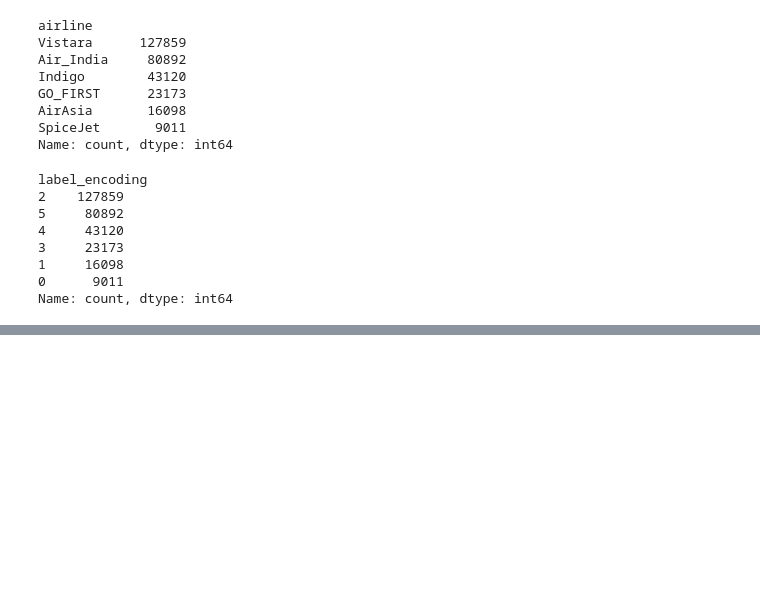
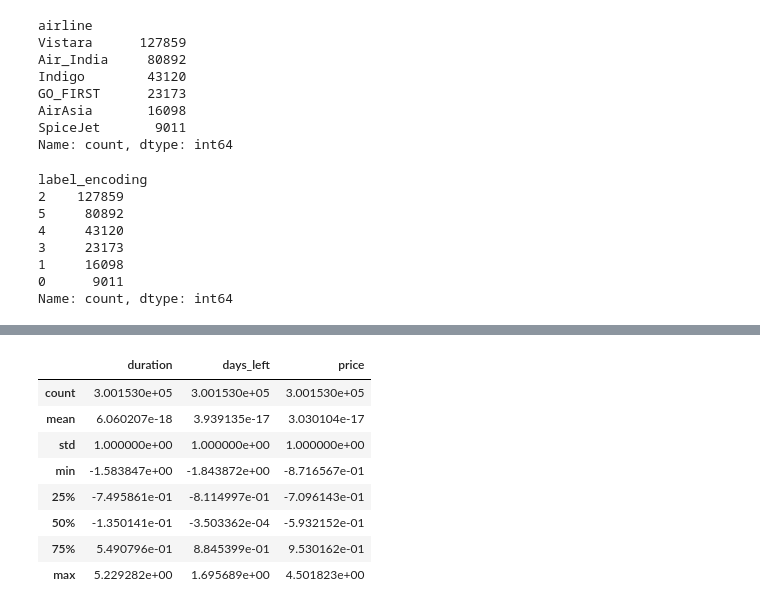
Before and after one commit to yulliyulli/aice-associate, a Jupyter notebook: ch06.ipynb, the cells around one changed output, grey strips where cells are left out. Saved outputs shown, nothing was run; the diff lists cells and outputs as text; code cells hidden in the pictures; blank space fills up the shorter version.

```diff
--- a/ch06.ipynb
+++ b/ch06.ipynb
@@ -579,0 +735,3 @@ Name: count, dtype: int64
+# %%
+df_num = (df_num -df_num.mean())/df_num.std() #표준화 수식 적용
+df_num.head()
@@ -579,0 +745,13 @@ Name: count, dtype: int64
+# %%
+#요약 데이터로 표준화 적용 확인하기
+df_num.describe()
+# %% [output]
+|  | duration | days_left | price |
+| count | 3.001530e+05 | 3.001530e+05 | 3.001530e+05 |
+| mean | 6.060207e-18 | 3.939135e-17 | 3.030104e-17 |
+| std | 1.000000e+00 | 1.000000e+00 | 1.000000e+00 |
+| min | -1.583847e+00 | -1.843872e+00 | -8.716567e-01 |
+| 25% | -7.495861e-01 | -8.114997e-01 | -7.096143e-01 |
+| 50% | -1.350141e-01 | -3.503362e-04 | -5.932152e-01 |
+| 75% | 5.490796e-01 | 8.845399e-01 | 9.530162e-01 |
+| max | 5.229282e+00 | 1.695689e+00 | 4.501823e+00 |
```
Also changed, not shown: parts of 30 cells of this notebook.
